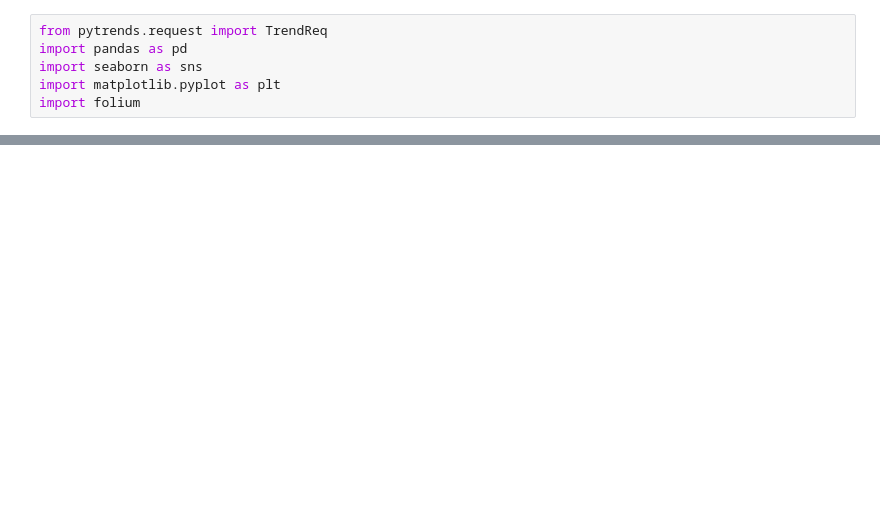
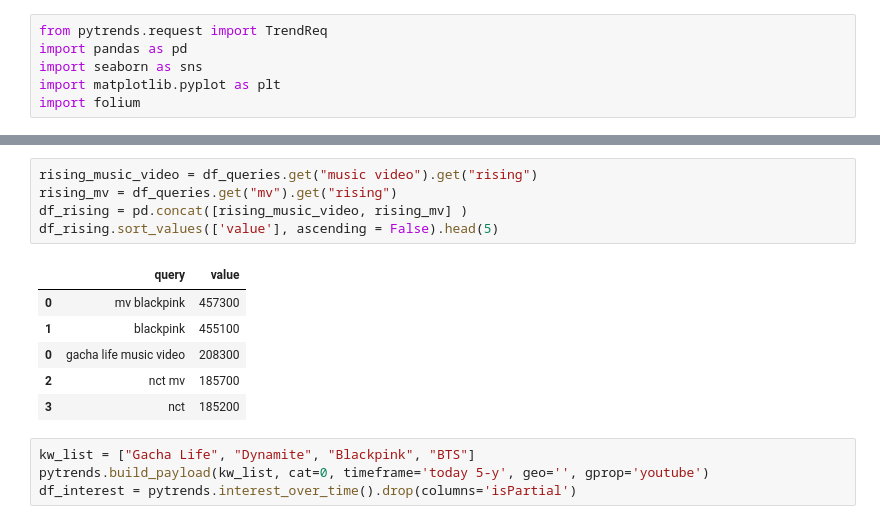
Before and after one commit to giallo41/Data_Science, a Jupyter notebook: youtube_trend/01.example.ipynb, the cells around one changed output, grey strips where cells are left out. Saved outputs shown, nothing was run; the diff lists cells and outputs as text; blank space fills up the shorter version.

```diff
--- a/youtube_trend/01.example.ipynb
+++ b/youtube_trend/01.example.ipynb
@@ -12,0 +53,16 @@ ConnectTimeout: HTTPSConnectionPool(host='trends.google.com', port=443): Max ret
+# %%
+rising_music_video = df_queries.get("music video").get("rising")
+rising_mv = df_queries.get("mv").get("rising")
+df_rising = pd.concat([rising_music_video, rising_mv] )
+df_rising.sort_values(['value'], ascending = False).head(5)
+# %% [output]
+|  | query | value |
+| 0 | mv blackpink | 457300 |
+| 1 | blackpink | 455100 |
+| 0 | gacha life music video | 208300 |
+| 2 | nct mv | 185700 |
+| 3 | nct | 185200 |
+# %%
+kw_list = ["Gacha Life", "Dynamite", "Blackpink", "BTS"]
+pytrends.build_payload(kw_list, cat=0, timeframe='today 5-y', geo='', gprop='youtube')
+df_interest = pytrends.interest_over_time().drop(columns='isPartial')
```
Also changed, not shown: parts of 8 cells of this notebook.
